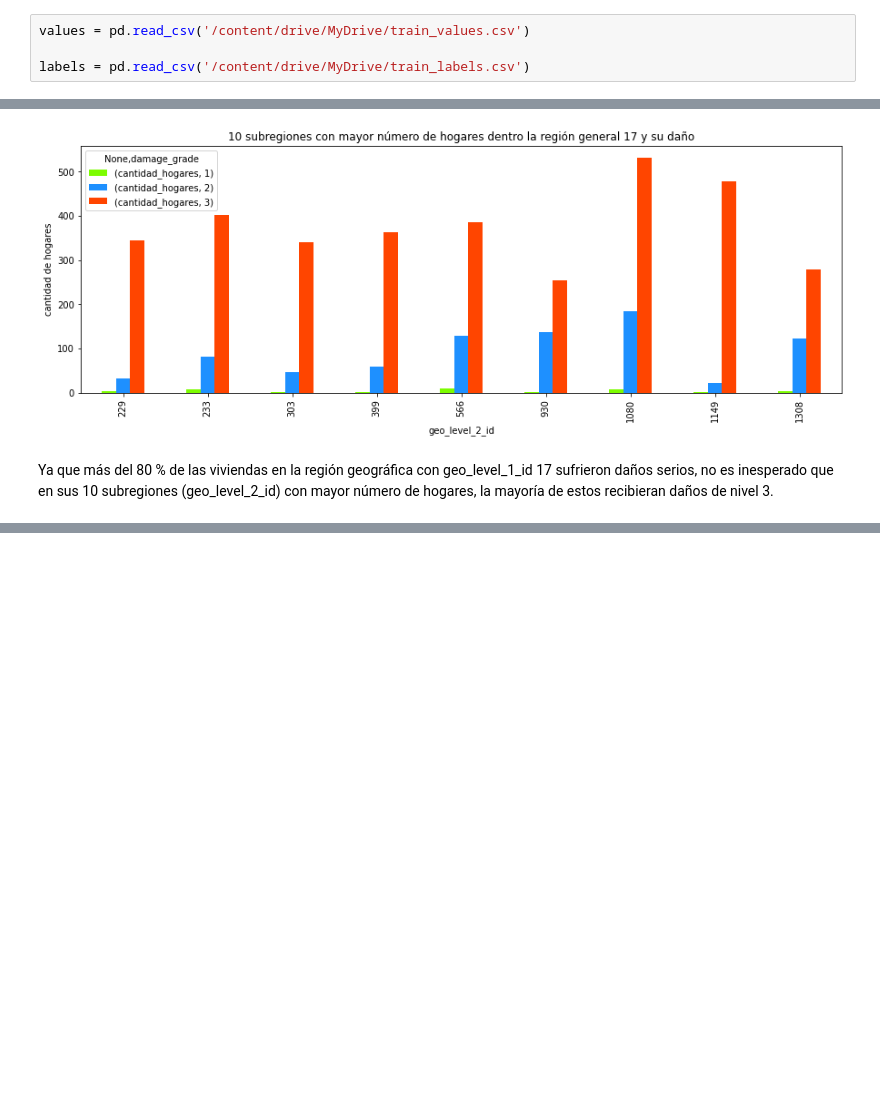
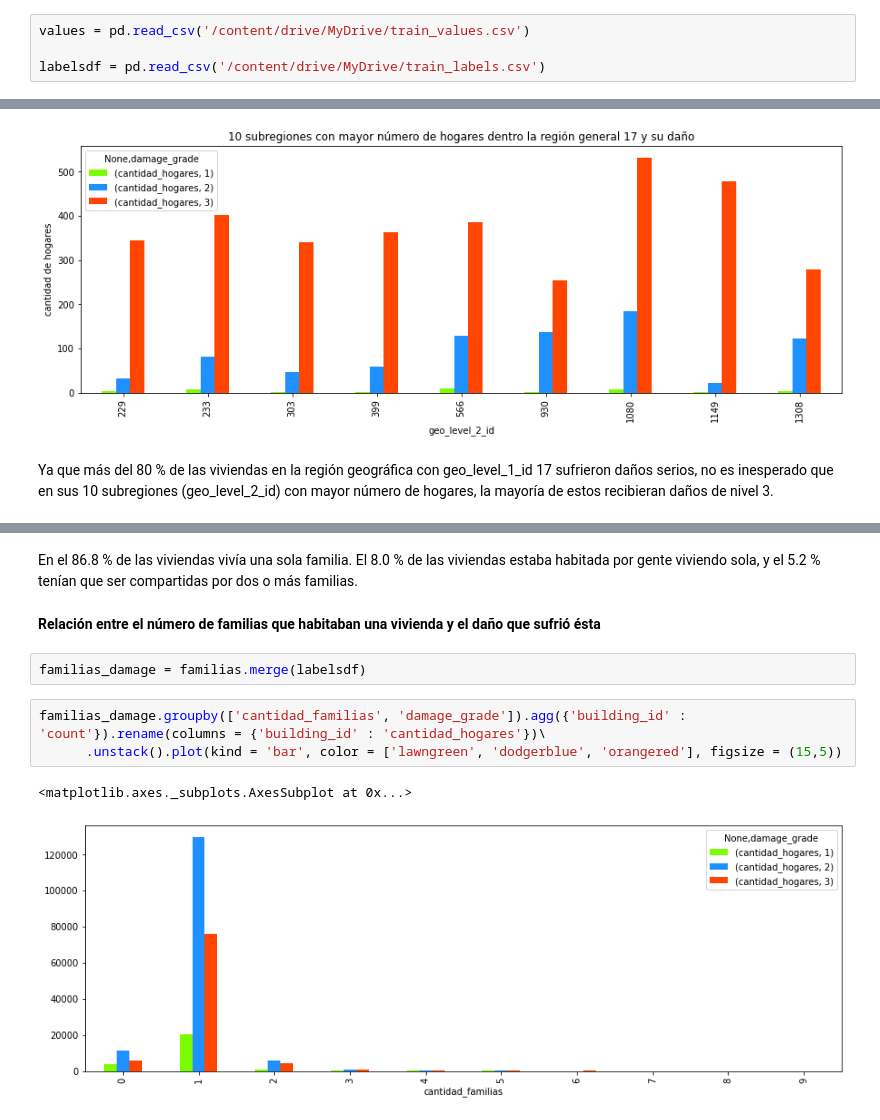
Before and after one commit to ffelfis/OrgaDatosTPs, a Jupyter notebook: TP1/TP1_Geo_levels.ipynb, the cells around one changed output, grey strips where cells are left out. Saved outputs shown, nothing was run; the diff lists cells and outputs as text; blank space fills up the shorter version.

```diff
--- a/TP1/TP1_Geo_levels.ipynb
+++ b/TP1/TP1_Geo_levels.ipynb
@@ -9,7 +13,7 @@ Mounted at /content/drive
 # %%
 values = pd.read_csv('/content/drive/MyDrive/train_values.csv')
 
-labels = pd.read_csv('/content/drive/MyDrive/train_labels.csv')
+labelsdf = pd.read_csv('/content/drive/MyDrive/train_labels.csv')
 # %%
 columns = ['land_surface_condition', 'foundation_type', 'roof_type', \
            'ground_floor_type', 'other_floor_type', 'position', 'plan_configuration', 'legal_ownership_status']
@@ -142,0 +221,12 @@ Ya que más del 80 % de las viviendas en la región geográfica con geo_level_1_
+# %% [markdown]
+En el 86.8 % de las viviendas vivía una sola familia. El 8.0 % de las viviendas estaba habitada por gente viviendo sola, y el 5.2 % tenían que ser compartidas por dos o más familias.
+# %% [markdown]
+**Relación entre el número de familias que habitaban una vivienda y el daño que sufrió ésta**
+# %%
+familias_damage = familias.merge(labelsdf)
+# %%
+familias_damage.groupby(['cantidad_familias', 'damage_grade']).agg({'building_id' : 'count'}).rename(columns = {'building_id' : 'cantidad_hogares'})\
+      .unstack().plot(kind = 'bar', color = ['lawngreen', 'dodgerblue', 'orangered'], figsize = (15,5))
+# %% [output]
+<matplotlib.axes._subplots.AxesSubplot at 0x...>
+[figure, added]
```
Also changed, not shown: parts of 8 cells of this notebook.
